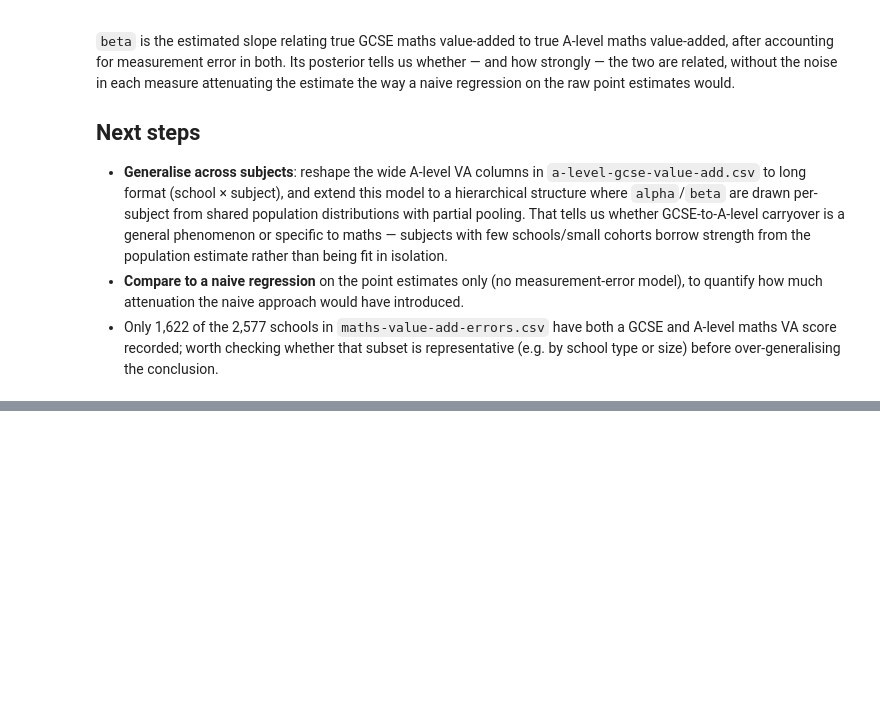
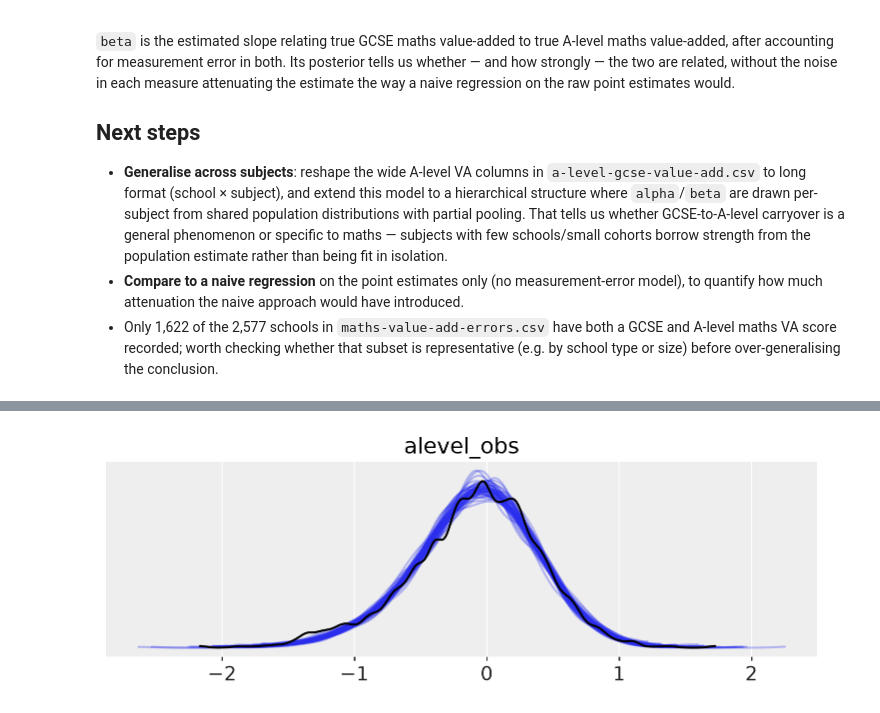
Before and after one commit to cormach/bayesian-learning, a Jupyter notebook: notebooks/a-level-gcse.ipynb, the cells around one changed output, grey strips where cells are left out. Cells and saved outputs as stored; diff of their text form; code cells hidden in the pictures; blank space fills up the shorter version.

```diff
--- a/notebooks/a-level-gcse.ipynb
+++ b/notebooks/a-level-gcse.ipynb
@@ -220,0 +349,5 @@ plt.show()
+# %%
+az.plot_ppc_dist(idata_selection, var_names=["alevel_obs"])
+plt.show()
+# %% [output]
+[figure, added]
```
Also changed, not shown: parts of 28 cells of this notebook, 1 other file.
